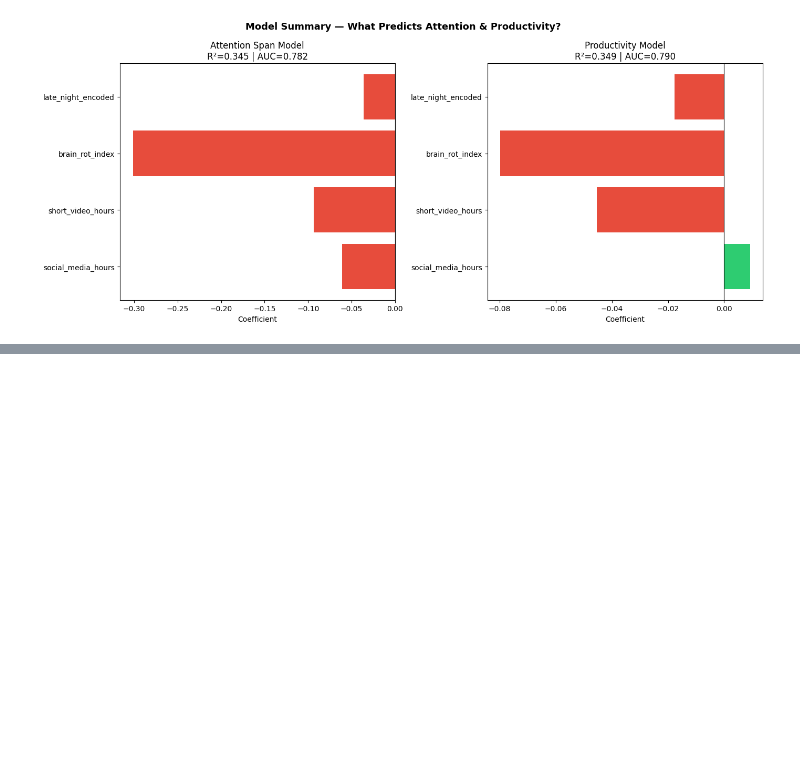
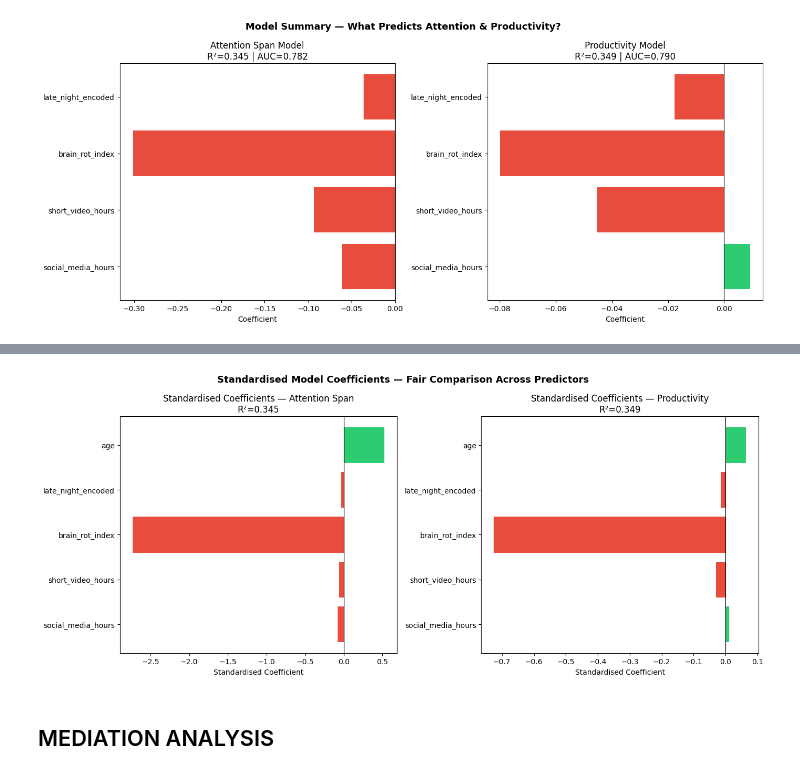
Before and after one commit to jtsy0925uq/data7001-assignment, a Jupyter notebook: scripts/rq1.ipynb, the cells around one changed output, grey strips where cells are left out. Saved outputs shown, nothing was run; the diff lists cells and outputs as text; code cells hidden in the pictures; blank space fills up the shorter version.

```diff
--- a/scripts/rq1.ipynb
+++ b/scripts/rq1.ipynb
@@ -653,0 +673,7 @@ plt.show()
+# %%
+# Attention model
+X_const_scaled = sm.add_constant(X_scaled_df)
+model_att_std = sm.OLS(df_analysis['attention_span_minutes'],
+                        X_const_scaled).fit()
+print("=== Standardised Attention Model ===")
+print(model_att_std.summary())
@@ -653,0 +698,6 @@ plt.show()
+# %%
+# Productivity model
+model_prod_std = sm.OLS(df_analysis['productivity_score'],
+                         X_const_scaled).fit()
+print("=== Standardised Productivity Model ===")
+print(model_prod_std.summary())
@@ -653,0 +722,34 @@ plt.show()
+# %%
+# Visualise standardised coefficients
+att_std_coefs = model_att_std.params[features_clean].values
+prod_std_coefs = model_prod_std.params[features_clean].values
+
+coef_df = pd.DataFrame({
+    'Feature': features_clean,
+    'Attention': att_std_coefs,
+    'Productivity': prod_std_coefs
+})
+
+fig, axes = plt.subplots(1, 2, figsize=(14, 6))
+
+colors_att = ['#e74c3c' if c < 0 else '#2ecc71' for c in att_std_coefs]
+colors_prod = ['#e74c3c' if c < 0 else '#2ecc71' for c in prod_std_coefs]
+
+axes[0].barh(features_clean, att_std_coefs, color=colors_att)
+axes[0].axvline(x=0, color='black', linewidth=0.8)
+axes[0].set_title('Standardised Coefficients — Attention Span\nR²=0.345')
+axes[0].set_xlabel('Standardised Coefficient')
+
+axes[1].barh(features_clean, prod_std_coefs, color=colors_prod)
+axes[1].axvline(x=0, color='black', linewidth=0.8)
+axes[1].set_title('Standardised Coefficients — Productivity\nR²=0.349')
+axes[1].set_xlabel('Standardised Coefficient')
+
+plt.suptitle('Standardised Model Coefficients — Fair Comparison Across Predictors',
+             fontsize=13, fontweight='bold')
+plt.tight_layout()
+plt.show()
+# %% [output]
+[figure, added]
+# %% [markdown]
+## MEDIATION ANALYSIS
```
Also changed, not shown: parts of 24 cells of this notebook.
